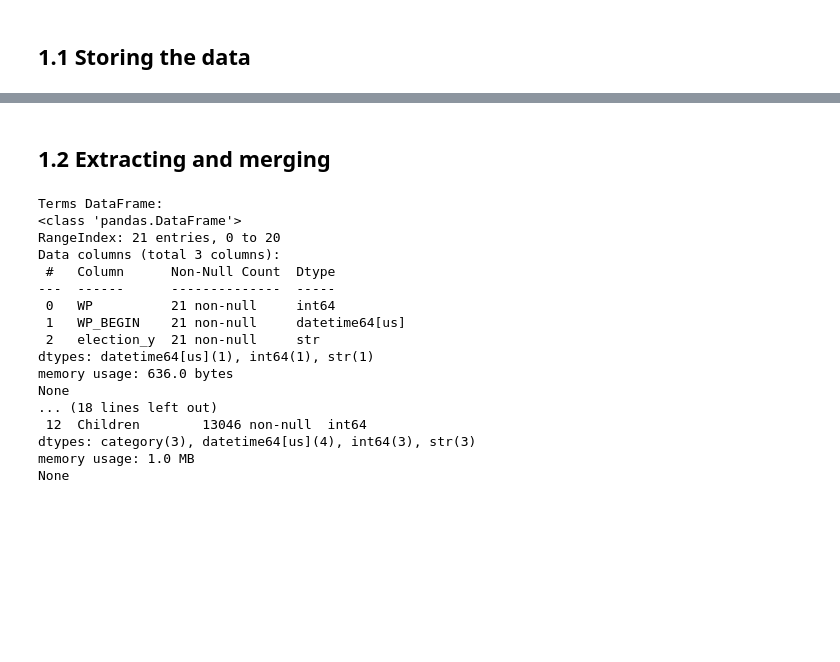
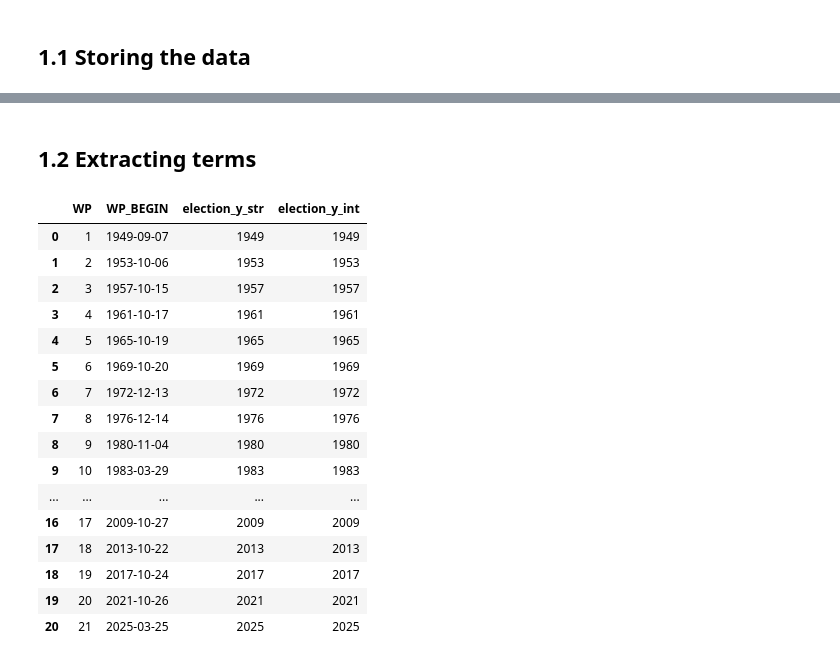
Before and after one commit to carl-lorenz/Visualization, a Jupyter notebook: Exam/1_members_of_german_parliament.ipynb, the cells around one changed output, grey strips where cells are left out. Saved outputs shown, nothing was run; the diff lists cells and outputs as text; code cells hidden in the pictures; blank space fills up the shorter version.

```diff
--- a/Exam/1_members_of_german_parliament.ipynb
+++ b/Exam/1_members_of_german_parliament.ipynb
@@ -98,38 +117,32 @@ None
 # %% [markdown]
-## 1.2 Extracting and merging
+## 1.2 Extracting terms
 # %%
 # Creating a terms data frame:
 terms_df = (
     wp_df[['WP', 'WP_BEGIN']]
     .drop_duplicates(subset='WP')
     .sort_values('WP_BEGIN')
     .reset_index(drop=True)
 )
-terms_df['election_y'] = terms_df['WP_BEGIN'].dt.year.astype(str)
+terms_df['election_y_str'] = terms_df['WP_BEGIN'].dt.year.astype(str)
+terms_df['election_y_int'] = terms_df['election_y_str'].astype(int)
     # Name election periods after the year they have begun.
-
-# Merging wp_df and mdbs_df:
-wp_df = wp_df.merge(mdbs_df, on='ID', how='left')
-
-print("Terms DataFrame:")
-print(terms_df.info())
-print("WPs DataFrame:")
-print(wp_df.info())
+terms_df
 # %% [output]
-Terms DataFrame:
-<class 'pandas.DataFrame'>
-RangeIndex: 21 entries, 0 to 20
-Data columns (total 3 columns):
- #   Column      Non-Null Count  Dtype
----  ------      --------------  -----
- 0   WP          21 non-null     int64
- 1   WP_BEGIN    21 non-null     datetime64[us]
- 2   election_y  21 non-null     str
-dtypes: datetime64[us](1), int64(1), str(1)
-memory usage: 636.0 bytes
-None
-... (18 lines left out)
- 12  Children        13046 non-null  int64
-dtypes: category(3), datetime64[us](4), int64(3), str(3)
-memory usage: 1.0 MB
-None
+|  | WP | WP_BEGIN | election_y_str | election_y_int |
+| 0 | 1 | 1949-09-07 | 1949 | 1949 |
+| 1 | 2 | 1953-10-06 | 1953 | 1953 |
+| 2 | 3 | 1957-10-15 | 1957 | 1957 |
+| 3 | 4 | 1961-10-17 | 1961 | 1961 |
+| 4 | 5 | 1965-10-19 | 1965 | 1965 |
+| 5 | 6 | 1969-10-20 | 1969 | 1969 |
+| 6 | 7 | 1972-12-13 | 1972 | 1972 |
+| 7 | 8 | 1976-12-14 | 1976 | 1976 |
+| 8 | 9 | 1980-11-04 | 1980 | 1980 |
+| 9 | 10 | 1983-03-29 | 1983 | 1983 |
+| ... | ... | ... | ... | ... |
+| 16 | 17 | 2009-10-27 | 2009 | 2009 |
+| 17 | 18 | 2013-10-22 | 2013 | 2013 |
+| 18 | 19 | 2017-10-24 | 2017 | 2017 |
+| 19 | 20 | 2021-10-26 | 2021 | 2021 |
+| 20 | 21 | 2025-03-25 | 2025 | 2025 |
```
Also changed, not shown: parts of 16 cells of this notebook.
